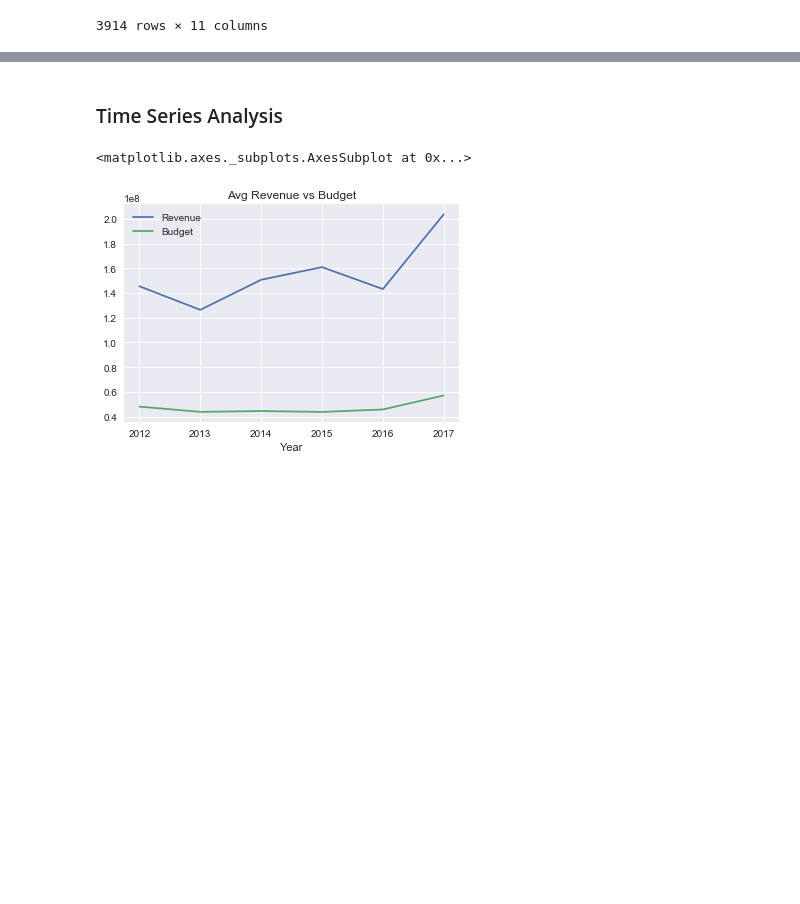
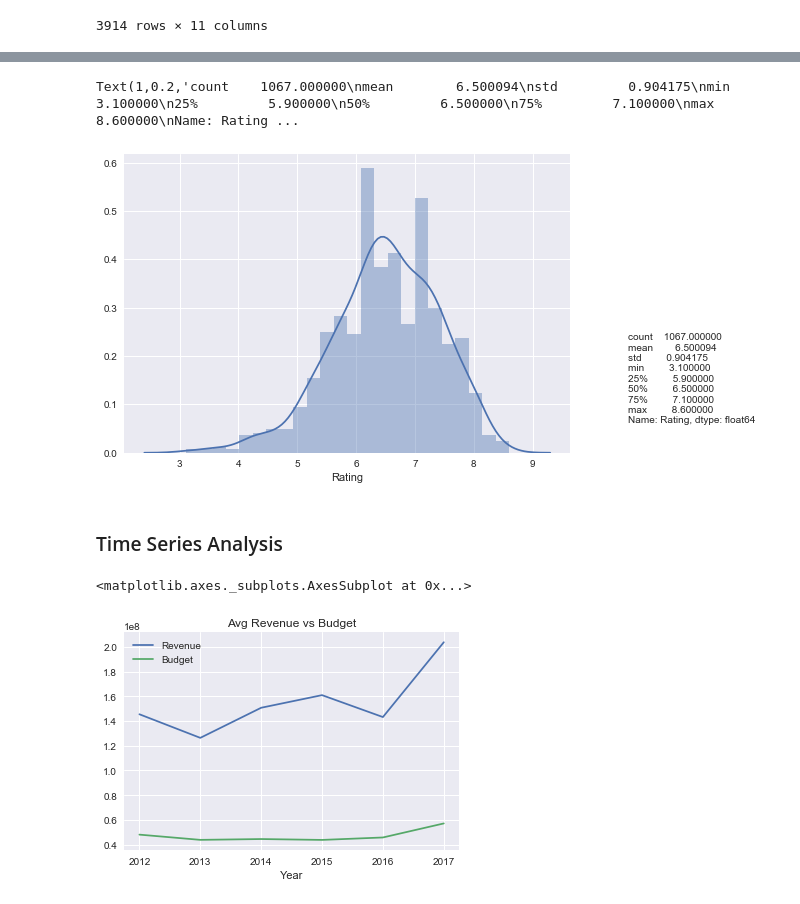
Before and after one commit to cicisongze/Movie_analysis_project, a Jupyter notebook: Data_Visualization.ipynb, the cells around one changed output, grey strips where cells are left out. Saved outputs shown, nothing was run; the diff lists cells and outputs as text; code cells hidden in the pictures; blank space fills up the shorter version.

```diff
--- a/Data_Visualization.ipynb
+++ b/Data_Visualization.ipynb
@@ -209,3 +297,9 @@ dfruntime
+# %%
+sns.distplot(final_df['Rating'])
+plt.figtext(1.0,0.2,final_df['Rating'].describe())
+# %% [output]
+Text(1,0.2,'count    1067.000000\nmean        6.500094\nstd         0.904175\nmin         3.100000\n25%         5.900000\n50%         6.500000\n75%         7.100000\nmax         8.600000\nName: Rating ...
+[figure, added]
 # %% [markdown]
 ### Time Series Analysis
 # %%
```
Also changed, not shown: parts of 9 cells of this notebook.
